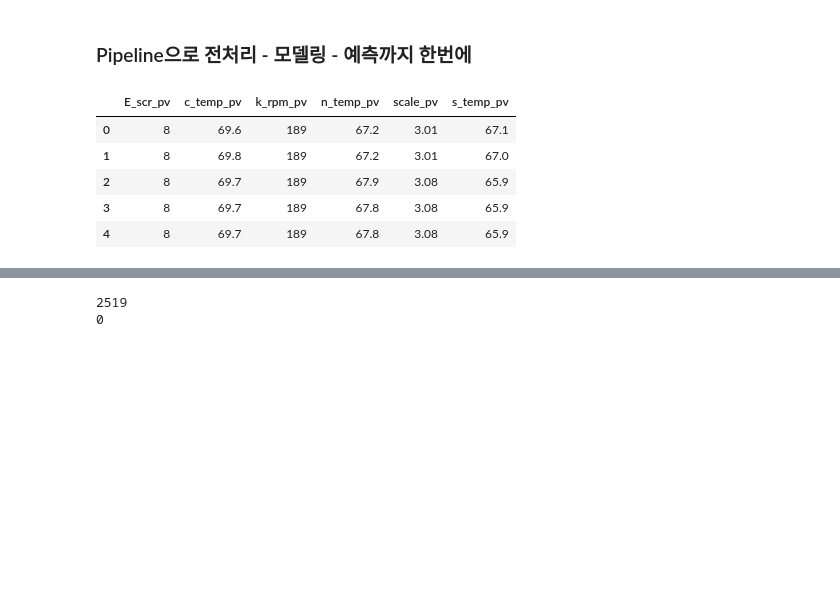
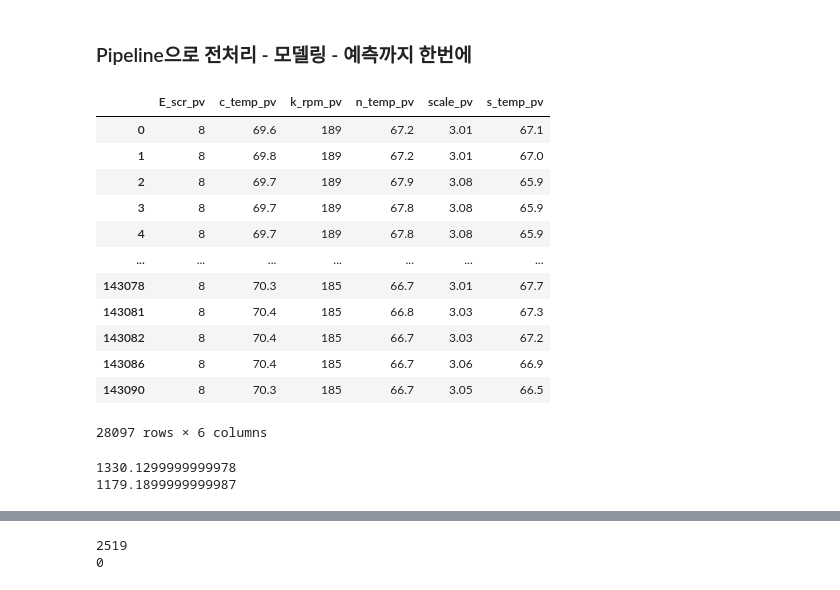
Before and after one commit to juugii-ho/Project_CompterMate, a Jupyter notebook: Modeling/Project/JJW/Project/M07_pipeline.ipynb, the cells around one changed output, grey strips where cells are left out. Cells and saved outputs as stored; diff of their text form; code cells hidden in the pictures; blank space fills up the shorter version.

```diff
--- a/Modeling/Project/JJW/Project/M07_pipeline.ipynb
+++ b/Modeling/Project/JJW/Project/M07_pipeline.ipynb
@@ -6,27 +6,34 @@
 # %%
 # 1. Load the data
 import pandas as pd
 
 data = pd.read_csv('../DATA/바웰공정데이터.csv')
 
 # 2. Preprocessing : 목요일까지의 전처리
 # (1) 2 < scale_pv < 4
 data = data[(data['scale_pv'] > 2) & (data['scale_pv'] < 4)]
 
 # (2) k_rpm_pv 가 100 이하인 행 제거
 data = data[data['k_rpm_pv'] > 100]
 
 # (3) n_temp_sv=0 인 행 제거
 data = data[data['n_temp_sv'] != 0]
 
 # (4) 컬럼 제거 : E_scr_sv, c_temp_sv, n_temp_sv, s_temp_sv, k_rpm_sv, time
 data = data.drop(['E_scr_sv', 'c_temp_sv', 'n_temp_sv', 's_temp_sv', "k_rpm_sv", 'time'], axis=1)
 
-data.head()
+data
 # %% [output]
 |  | E_scr_pv | c_temp_pv | k_rpm_pv | n_temp_pv | scale_pv | s_temp_pv |
 | 0 | 8 | 69.6 | 189 | 67.2 | 3.01 | 67.1 |
 | 1 | 8 | 69.8 | 189 | 67.2 | 3.01 | 67.0 |
 | 2 | 8 | 69.7 | 189 | 67.9 | 3.08 | 65.9 |
 | 3 | 8 | 69.7 | 189 | 67.8 | 3.08 | 65.9 |
 | 4 | 8 | 69.7 | 189 | 67.8 | 3.08 | 65.9 |
+| ... | ... | ... | ... | ... | ... | ... |
+| 143078 | 8 | 70.3 | 185 | 66.7 | 3.01 | 67.7 |
+| 143081 | 8 | 70.4 | 185 | 66.8 | 3.03 | 67.3 |
+| 143082 | 8 | 70.4 | 185 | 66.7 | 3.03 | 67.2 |
+| 143086 | 8 | 70.4 | 185 | 66.7 | 3.06 | 66.9 |
+| 143090 | 8 | 70.3 | 185 | 66.7 | 3.05 | 66.5 |
+28097 rows × 6 columns
@@ -34,0 +40,14 @@ data.head()
+# %%
+# scale의 3과의 오차 계산
+# 1. 절대값
+data['scale_error_abs'] = abs(data['scale_pv'] - 3)
+
+# 2. 순수 오차
+data['scale_error'] = data['scale_pv'] - 3
+
+# 각 합계 계산
+print(data['scale_error_abs'].sum())
+print(data['scale_error'].sum())
+# %% [output]
+1330.1299999999978
+1179.1899999999987
```
Also changed, not shown: parts of 10 cells of this notebook, 3 other files.
